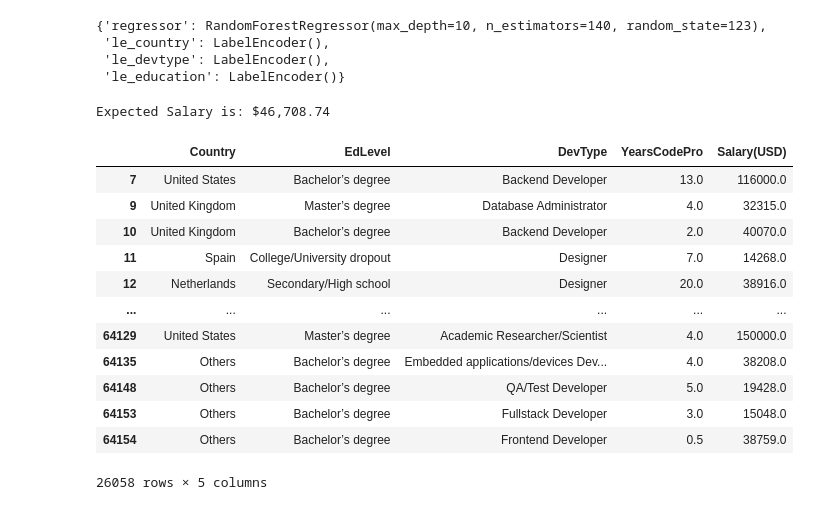
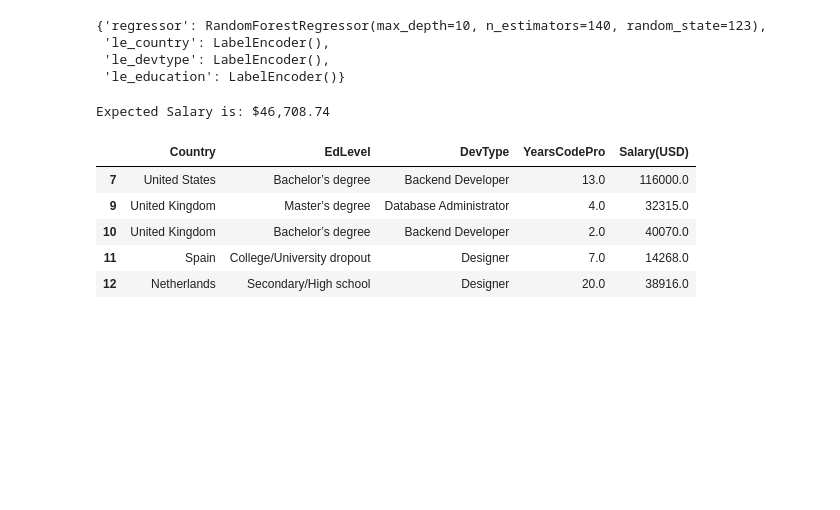
Before and after one commit to chineidu/Developer-s-survey, a Jupyter notebook: survey notebook.ipynb, the cells around one changed output. Drawn from its saved outputs; the diff is of its cells as text; code cells hidden in the pictures; blank space fills up the shorter version.

```diff
--- a/survey notebook.ipynb
+++ b/survey notebook.ipynb
@@ -747,19 +733,12 @@ def load_dataframe() -> pd.DataFrame:
     return df4
 # %%
 my_df = load_dataframe()
-my_df
+my_df.head()
 # %% [output]
 |  | Country | EdLevel | DevType | YearsCodePro | Salary(USD) |
 | 7 | United States | Bachelor’s degree | Backend Developer | 13.0 | 116000.0 |
 | 9 | United Kingdom | Master’s degree | Database Administrator | 4.0 | 32315.0 |
 | 10 | United Kingdom | Bachelor’s degree | Backend Developer | 2.0 | 40070.0 |
 | 11 | Spain | College/University dropout | Designer | 7.0 | 14268.0 |
 | 12 | Netherlands | Secondary/High school | Designer | 20.0 | 38916.0 |
-| ... | ... | ... | ... | ... | ... |
-| 64129 | United States | Master’s degree | Academic Researcher/Scientist | 4.0 | 150000.0 |
-| 64135 | Others | Bachelor’s degree | Embedded applications/devices Dev... | 4.0 | 38208.0 |
-| 64148 | Others | Bachelor’s degree | QA/Test Developer | 5.0 | 19428.0 |
-| 64153 | Others | Bachelor’s degree | Fullstack Developer | 3.0 | 15048.0 |
-| 64154 | Others | Bachelor’s degree | Frontend Developer | 0.5 | 38759.0 |
-26058 rows × 5 columns
 # %%
```
Also changed, not shown: parts of 6 cells of this notebook, 2 other files.
